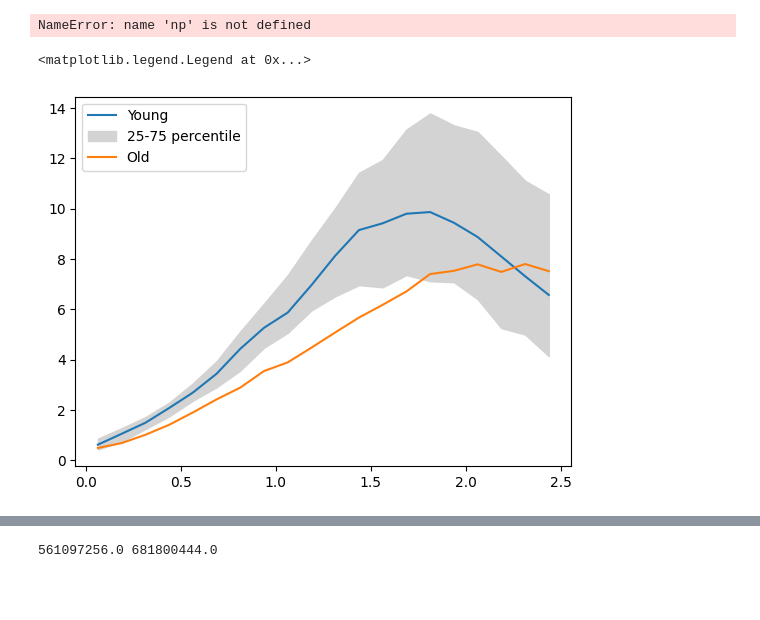
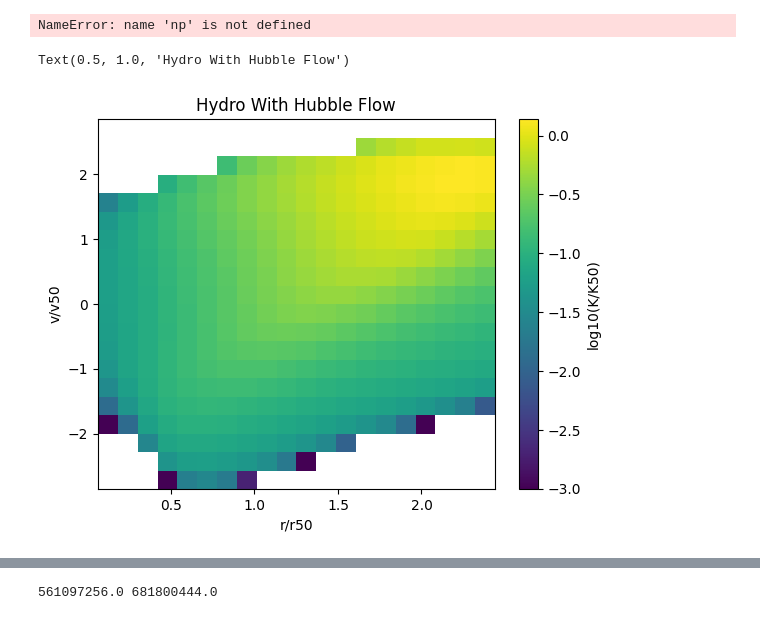
Before and after one commit to yjqqyjq/code, a Jupyter notebook: fgas_2d.ipynb, the cells around one changed output, grey strips where cells are left out. Cells and saved outputs as stored; diff of their text form; code cells hidden in the pictures; blank space fills up the shorter version.

```diff
--- a/fgas_2d.ipynb
+++ b/fgas_2d.ipynb
@@ -221,19 +352,16 @@ ax.set_ylabel('medium T ')
 # %% [output]
 NameError: name 'np' is not defined
 # %%
-bins=np.linspace(0,2.5,21)
-hist=np.sum(hg_S[(zh>0)*(zh<0.3)],axis=2)#*8.56/(np.sum(hdm[(zh>0)*(zh<0.3)],axis=2)*45.2+np.sum(hg[(zh>0)*(zh<0.3)],axis=2)*8.56)/(0.0494/0.316)
+g=np.percentile(hg_S,50,axis=0)#-np.percentile(f,25,axis=0)
+g_ad=np.percentile(hg_S_ad,50,axis=0)#-np.percentile(f_ad,25,axis=0)
+plt.figure()
 
-per=np.percentile(hist,[25,50,75],axis=0)
-fig=plt.figure()
-ax=fig.add_subplot(111)
+plt.imshow(np.log10(g).T,origin='lower',extent=[bin[0],bin[-1],binv[0],binv[-1]],vmin=-3,aspect='auto')
+plt.colorbar(label='log10(K/K50)')
 
-ax.plot(bin,per[1],label='Young')
-hist=np.sum(hg_S[(zh>0)*(zh>1.3)],axis=2)#*8.56/(np.sum(hdm[(zh>0)*(zh>1.3)],axis=2)*45.2+np.sum(hg[(zh>0)*(zh>1.3)],axis=2)*8.56)/(0.0494/0.316)
-ax.fill_between(bin,per[0],per[2],color='lightgrey',label='25-75 percentile')
-per=np.percentile(hist,[25,50,75],axis=0)
-ax.plot(bin,per[1],label='Old')
-ax.legend()
+plt.xlabel('r/r50')
+plt.ylabel('v/v50')
+plt.title('Hydro With Hubble Flow')
 # %% [output]
-<matplotlib.legend.Legend at 0x...>
+Text(0.5, 1.0, 'Hydro With Hubble Flow')
-[figure, old version]
+[figure, new version]
```
Also changed, not shown: parts of 10 cells of this notebook, 10 other files.
